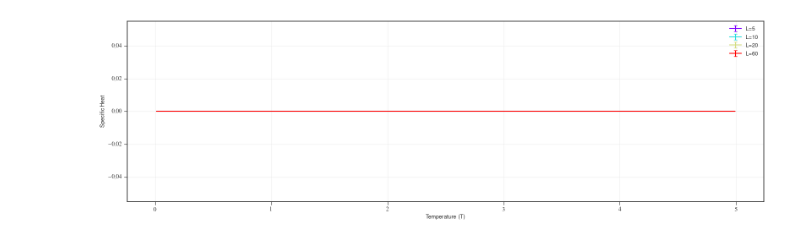
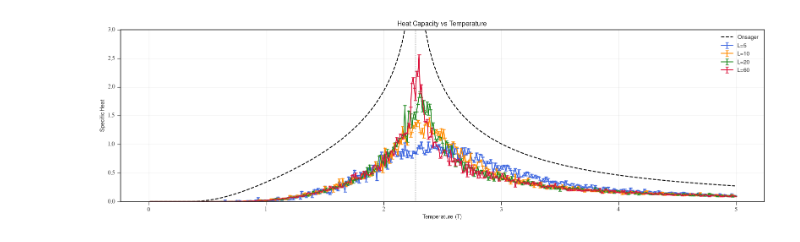
Before and after one commit to Mafuoso/Ising, a Jupyter notebook: analysis.ipynb, the cells around one changed output. Saved outputs shown, nothing was run; the diff lists cells and outputs as text; code cells hidden in the pictures.

```diff
--- a/analysis.ipynb
+++ b/analysis.ipynb
@@ -156,33 +140,34 @@ plt.show()
 # %%
 scaling_sizes = [5, 10, 20, 60]
-colors = ['purple', 'cyan', 'yellowgreen', 'red']
 T_c = 2.269
-
-colors = mpl.cm.rainbow(np.linspace(0,1,len(scaling_sizes)))
-norm = mpl.colors.Normalize(min(scaling_sizes), max(scaling_sizes))
+colors = ['royalblue', 'darkorange', 'forestgreen', 'crimson']
 
 dfs = {}
 for L in scaling_sizes:
     df = pd.read_csv(f"data/2d_L_{L}_Ising_results.csv")
     dfs[L] = df.apply(pd.to_numeric, errors='coerce')
 
 fig, ax = plt.subplots(figsize=(16, 5))
 
-for i,L in enumerate(scaling_sizes):
+df_ref = dfs[5]
+ax.plot(df_ref["Temperature"], df_ref["Analytical Heat Capacity"],
+        label="Onsager", color="black", linestyle="dashed")
+
+for i, L in enumerate(scaling_sizes):
     df = dfs[L]
-    label = f"L={L}"
     ax.errorbar(df["Temperature"], df["Heat Capacity"],
-                     yerr=df["Heat Capacity Error"],
-                     capsize=3, color=colors[i],label=label)
+                yerr=df["Heat Capacity Error"],
+                capsize=3, color=colors[i], label=f"L={L}")
 
+ax.set_ylim(0, 3)
+ax.axvline(x=T_c, color="black", linestyle="dotted", linewidth=1)
 ax.legend()
 ax.set_xlabel("Temperature (T)")
 ax.set_ylabel("Specific Heat")
+ax.set_title("Heat Capacity vs Temperature")
 ax.grid(True, alpha=0.3)
-
-
 plt.tight_layout()
 plt.savefig("plots/2d_scaling_results.png", dpi=300)
 plt.show()
 # %% [output]
-[figure, old version]
+[figure, new version]
```
Also changed, not shown: parts of 4 cells of this notebook, 3 other files.
